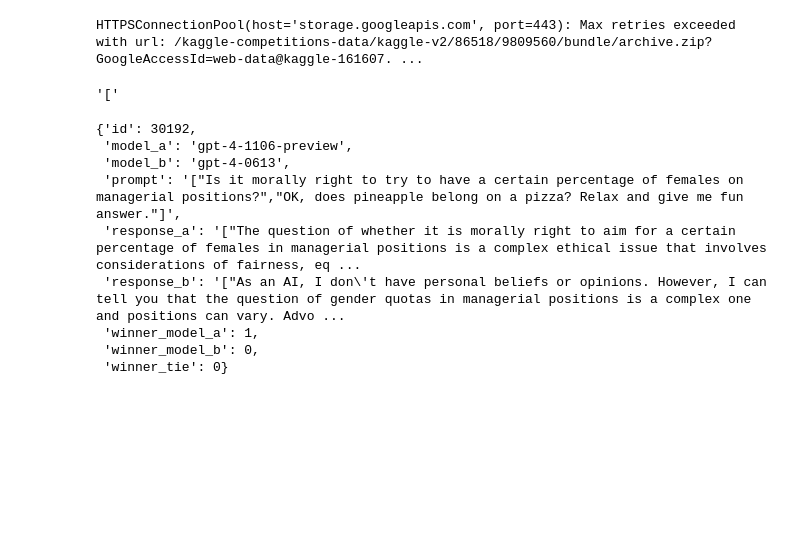
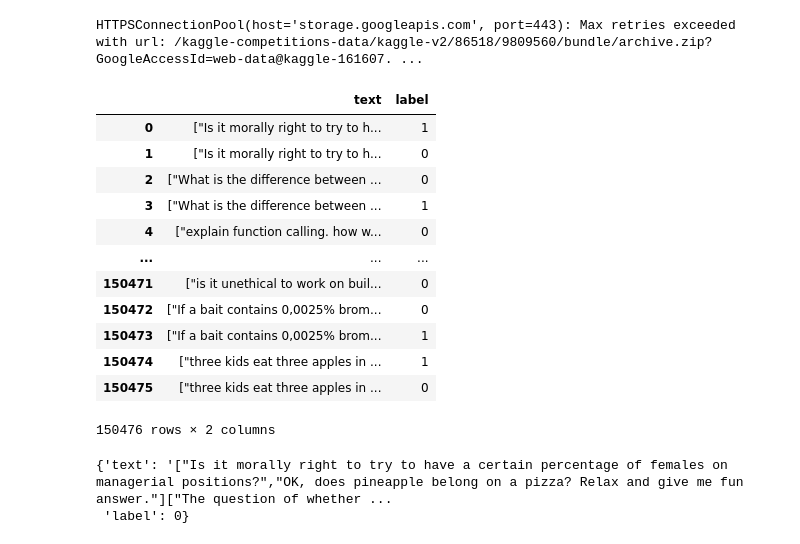
Before and after one commit to Jaachimsthal/kaggle, a Jupyter notebook: llm_classification_finetuning/classification_finetuning.ipynb, the cells around one changed output. Saved outputs shown, nothing was run; the diff lists cells and outputs as text; code cells hidden in the pictures; blank space fills up the shorter version.

```diff
--- a/llm_classification_finetuning/classification_finetuning.ipynb
+++ b/llm_classification_finetuning/classification_finetuning.ipynb
@@ -224,15 +224,41 @@ train_csv_data = pd.read_csv(filepath_or_buffer='llm-classification-finetuning/t
 test_csv_data = pd.read_csv(filepath_or_buffer='llm-classification-finetuning/test.csv')
 # %% [output]
 HTTPSConnectionPool(host='storage.googleapis.com', port=443): Max retries exceeded with url: /kaggle-competitions-data/kaggle-v2/86518/9809560/bundle/archive.zip?GoogleAccessId=web-data@kaggle-161607. ...
-# %%
-# Datasets库（兼容处理Kaggle数据集）
-from datasets import load_dataset
-# 读取数据集（并且可以同时加载多个数据集，并且对不同数据集划分指定文件）
-# train_dataset = load_dataset("csv", data_files="llm-classification-finetuning/train.csv")
-# all_dataset = load_dataset("csv", data_files=["llm-classification-finetuning/train.csv", "llm-classification-finetuning/test.csv"])
-all_dataset = load_dataset("csv", data_files={
-    "train": "llm-classification-finetuning/train.csv",
-    # "test" : "llm-classification-finetuning/test.csv"
-})
-# %% [output]
-'['
+# %%
+import pandas as pd
+# 特征工程，将数据集划分为text：prompt+response，labels：1/0
+train_data = []
+
+for _, row in train_csv_data.iterrows():
+    if row['winner_model_a'] == 1:
+        train_data.append([row['prompt'] + row['response_a'], 1])
+    else:
+        train_data.append([row['prompt'] + row['response_b'], 0])
+
+    if row['winner_model_b'] == 1:
+        train_data.append([row['prompt'] + row['response_b'], 1])
+    else:
+        train_data.append([row['prompt'] + row['response_a'], 0])
+
+    if row['winner_tie'] == 1:
+        train_data.append([row['prompt'] + row['response_a'], 1])
+        train_data.append([row['prompt'] + row['response_b'], 1])
+
+train_data = pd.DataFrame(train_data, columns=["text", "label"])
+train_data.to_csv("llm-classification-finetuning/train_data.csv", index=False)
+# %%
+train_data
+# %% [output]
+|  | text | label |
+| 0 | ["Is it morally right to try to h... | 1 |
+| 1 | ["Is it morally right to try to h... | 0 |
+| 2 | ["What is the difference between ... | 0 |
+| 3 | ["What is the difference between ... | 1 |
+| 4 | ["explain function calling. how w... | 0 |
+| ... | ... | ... |
+| 150471 | ["is it unethical to work on buil... | 0 |
+| 150472 | ["If a bait contains 0,0025% brom... | 0 |
+| 150473 | ["If a bait contains 0,0025% brom... | 1 |
+| 150474 | ["three kids eat three apples in ... | 1 |
+| 150475 | ["three kids eat three apples in ... | 0 |
+150476 rows × 2 columns
@@ -239,12 +275,20 @@ all_dataset = load_dataset("csv", data_files={
+# %%
+all_dataset['train'][1]
+# %% [output]
+{'text': '["Is it morally right to try to have a certain percentage of females on managerial positions?","OK, does pineapple belong on a pizza? Relax and give me fun answer."]["The question of whether ...
+ 'label': 0}
 # %%
-all_dataset['train'][0]
+from typing_extensions import Any
+
+def tokenize_function(dataset: dict[str, Any]):
+    """对每个输入进行tokenize操作
+
+    Args:
+        dataset (dict[str, Any]): 数据集
+
+    Returns:
+        DatasetDict: 数据集Dict
+    """
+    return tokenizer(dataset['text'], truncation=True)
+
+tokenized_datasets = all_dataset.map(tokenize_function, batched=True)
-# %% [output]
-{'id': 30192,
- 'model_a': 'gpt-4-1106-preview',
- 'model_b': 'gpt-4-0613',
- 'prompt': '["Is it morally right to try to have a certain percentage of females on managerial positions?","OK, does pineapple belong on a pizza? Relax and give me fun answer."]',
- 'response_a': '["The question of whether it is morally right to aim for a certain percentage of females in managerial positions is a complex ethical issue that involves considerations of fairness, eq ...
- 'response_b': '["As an AI, I don\'t have personal beliefs or opinions. However, I can tell you that the question of gender quotas in managerial positions is a complex one and positions can vary. Advo ...
- 'winner_model_a': 1,
- 'winner_model_b': 0,
- 'winner_tie': 0}
```
Also changed, not shown: parts of 5 cells of this notebook.
